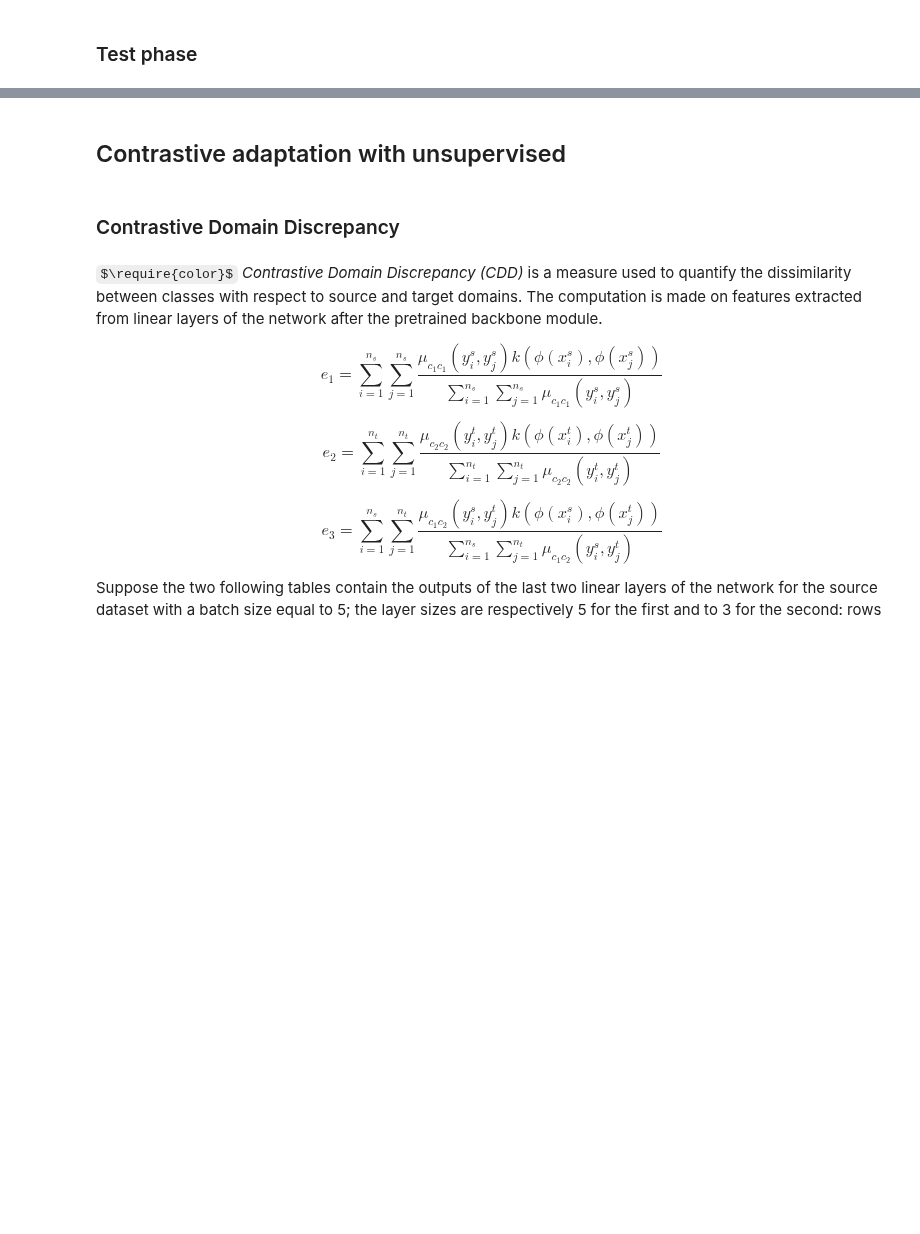
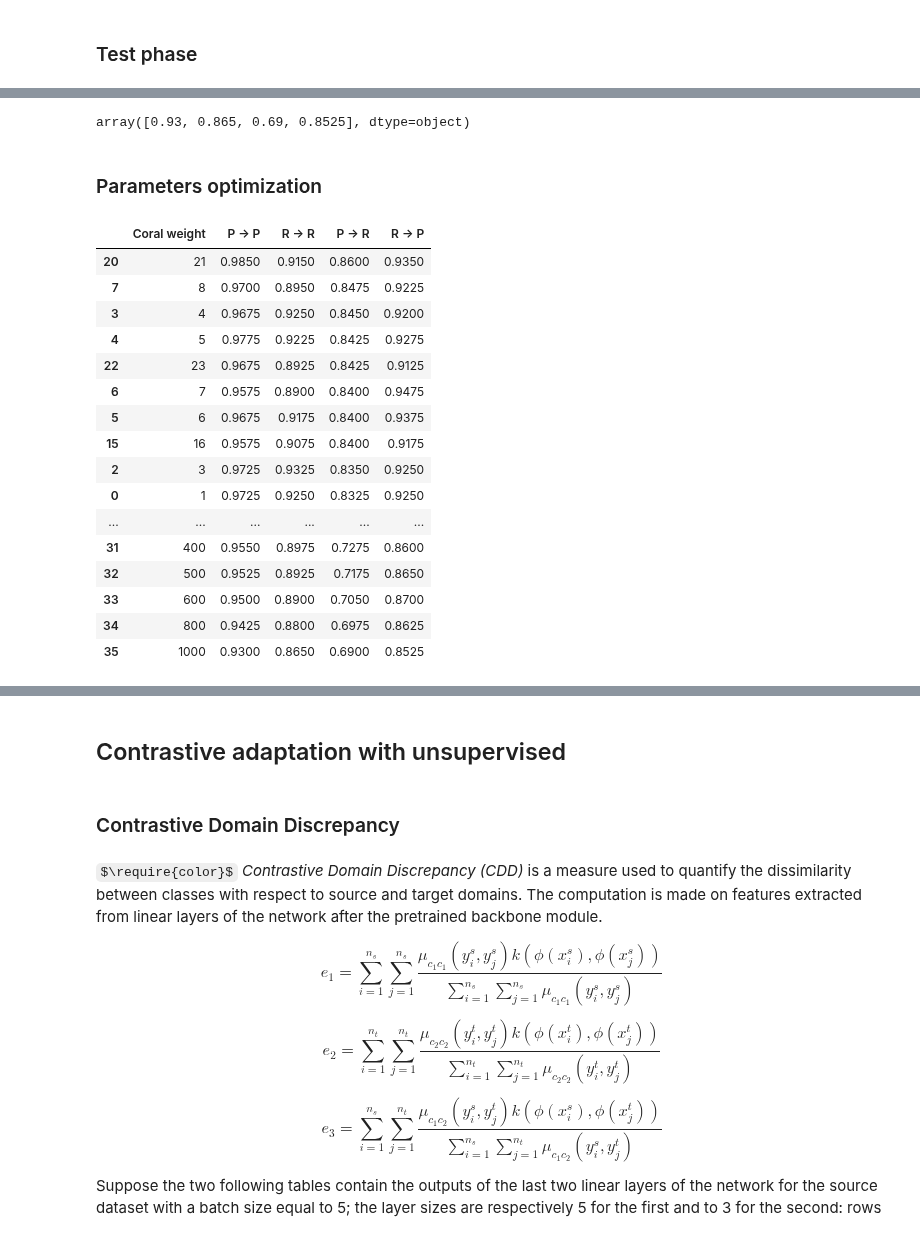
Before and after one commit to fedeizzo/domain-adaptation, a Jupyter notebook: project.ipynb, the cells around one changed output, grey strips where cells are left out. Drawn from its saved outputs; the diff is of its cells as text; code cells hidden in the pictures; some formulas as TeX source; blank space fills up the shorter version.

```diff
--- a/project.ipynb
+++ b/project.ipynb
@@ -902,0 +925,65 @@ accuracy
+# %%
+accuracy.loc["Baseline"].values
+# %% [output]
+array([0.93, 0.865, 0.69, 0.8525], dtype=object)
+# %% [markdown]
+### Parameters optimization
+# %%
+coral_comparison = pd.DataFrame(
+    [[1,  *[0.9725,0.925,0.8325,0.925]],
+    [2,   *[0.955,0.91,0.81,0.9325]],
+    [3,   *[0.9725,0.9325,0.835,0.925]],
+    [4,   *[0.9675,0.925,0.845,0.92]],
+    [5,   *[0.9775,0.9225,0.8425,0.9275]],
+    [6,   *[0.9675,0.9175,0.84,0.9375]],
+    [7,   *[0.9575,0.89,0.84,0.9475]],
+    [8,   *[0.97,0.895,0.8475,0.9225]],
+    [9,   *[0.9675,0.8925,0.8125,0.92]],
+    [10,  *[0.9675,0.915,0.81,0.915]],
+    [11,  *[0.97,0.91,0.8175,0.9175]],
+    [12,  *[0.9625,0.915,0.8175,0.95]],
+    [13,  *[0.9725,0.915,0.805,0.9325]],
+    [14,  *[0.975,0.89,0.825,0.9275]],
+    [15,  *[0.96,0.9075,0.8075,0.92]],
+    [16,  *[0.9575,0.9075,0.84,0.9175]],
+    [17,  *[0.975,0.91,0.79,0.935]],
+    [18,  *[0.9625,0.9325,0.8275,0.9]],
+    [19,  *[0.96,0.895,0.8225,0.915]],
+    [20,  *[0.9675,0.9175,0.8075,0.9325]],
+    [21,  *[0.985,0.915,0.86,0.935]],
+    [22,  *[0.9575,0.9,0.82,0.935]],
+    [23,  *[0.9675,0.8925,0.8425,0.9125]],
+    [24,  *[0.97,0.9275,0.8275,0.9275]],
+    [25,  *[0.9525,0.9075,0.8325,0.915]],
+    [26,  *[0.9675,0.905,0.81,0.9375]],
+    [27,  *[0.9725,0.8775,0.7975,0.8975]],
+    [28,  *[0.965,0.885,0.8225,0.9225]],
+    [29,  *[0.96,0.9175,0.8275,0.935]],
+    [100, *[0.9625,0.905,0.815,0.9075]],
+    [200, *[0.955,0.905,0.75,0.8725]],
+    [400, *[0.955,0.8975,0.7275,0.86]],
+    [500, *[0.9525,0.8925,0.7175,0.865]],
+    [600, *[0.95, 0.89, 0.705, 0.87]],
+    [800, *[0.9425,0.88,0.6975,0.8625]],
+    [1000,*[0.93, 0.865, 0.69, 0.8525]],],
+    columns=["Coral weight", "P -> P", "R -> R", "P -> R", "R -> P"],
+)
+coral_comparison.sort_values(["P -> R", "R -> P"], ascending=False)
+# %% [output]
+|  | Coral weight | P -> P | R -> R | P -> R | R -> P |
+| 20 | 21 | 0.9850 | 0.9150 | 0.8600 | 0.9350 |
+| 7 | 8 | 0.9700 | 0.8950 | 0.8475 | 0.9225 |
+| 3 | 4 | 0.9675 | 0.9250 | 0.8450 | 0.9200 |
+| 4 | 5 | 0.9775 | 0.9225 | 0.8425 | 0.9275 |
+| 22 | 23 | 0.9675 | 0.8925 | 0.8425 | 0.9125 |
+| 6 | 7 | 0.9575 | 0.8900 | 0.8400 | 0.9475 |
+| 5 | 6 | 0.9675 | 0.9175 | 0.8400 | 0.9375 |
+| 15 | 16 | 0.9575 | 0.9075 | 0.8400 | 0.9175 |
+| 2 | 3 | 0.9725 | 0.9325 | 0.8350 | 0.9250 |
+| 0 | 1 | 0.9725 | 0.9250 | 0.8325 | 0.9250 |
+| ... | ... | ... | ... | ... | ... |
+| 31 | 400 | 0.9550 | 0.8975 | 0.7275 | 0.8600 |
+| 32 | 500 | 0.9525 | 0.8925 | 0.7175 | 0.8650 |
+| 33 | 600 | 0.9500 | 0.8900 | 0.7050 | 0.8700 |
+| 34 | 800 | 0.9425 | 0.8800 | 0.6975 | 0.8625 |
+| 35 | 1000 | 0.9300 | 0.8650 | 0.6900 | 0.8525 |
```
Also changed, not shown: parts of 15 cells of this notebook, 1 other file.
